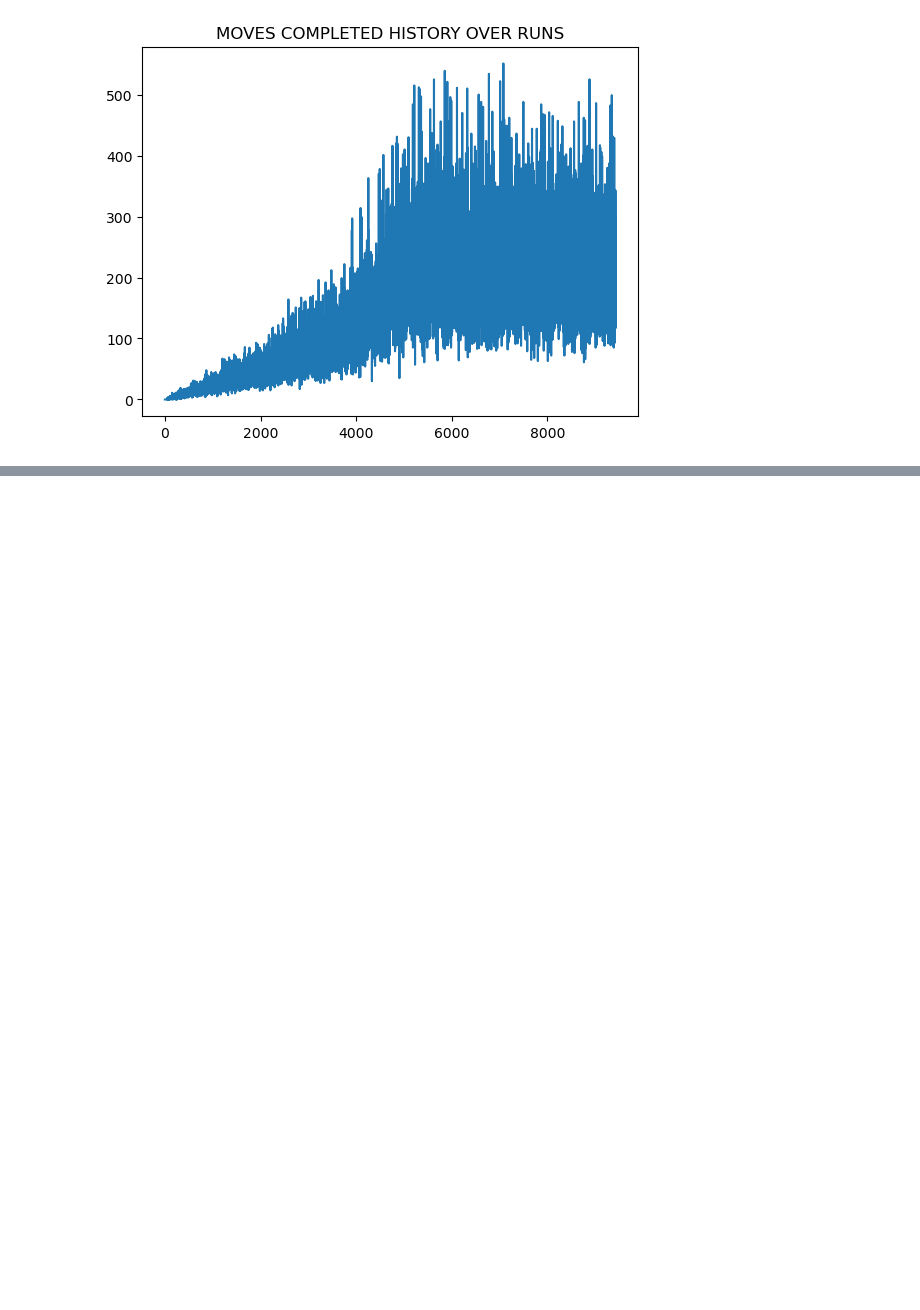
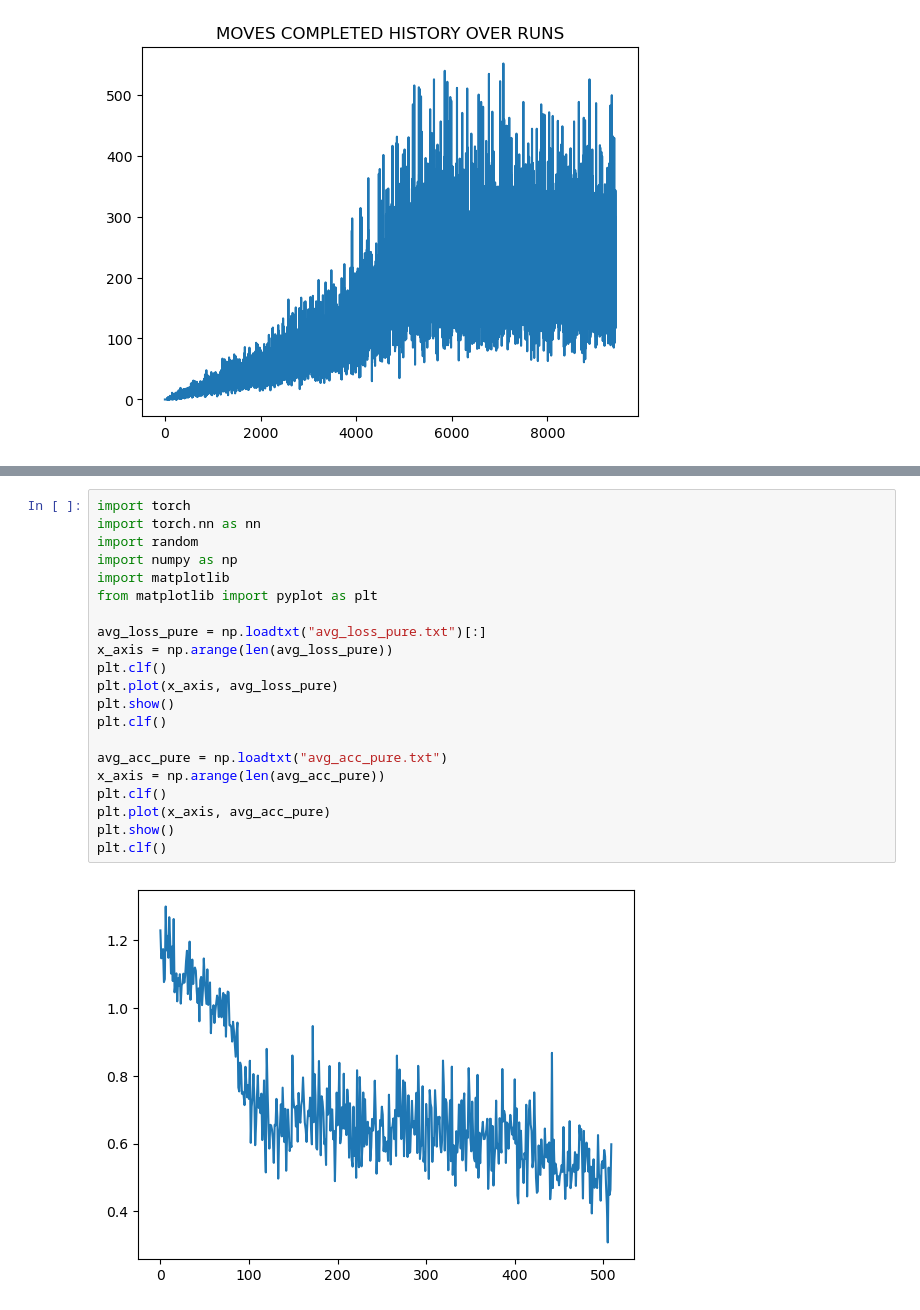
Before and after one commit to srijaladi/CS224RProject, a Jupyter notebook: CS224RProject/DataAnalysis.ipynb, the cells around one changed output, grey strips where cells are left out. Drawn from its saved outputs; the diff is of its cells as text; blank space fills up the shorter version.

```diff
--- a/CS224RProject/DataAnalysis.ipynb
+++ b/CS224RProject/DataAnalysis.ipynb
@@ -69,0 +94,23 @@ plt.clf()
+# %%
+import torch
+import torch.nn as nn
+import random
+import numpy as np
+import matplotlib
+from matplotlib import pyplot as plt
+
+avg_loss_pure = np.loadtxt("avg_loss_pure.txt")[:]
+x_axis = np.arange(len(avg_loss_pure))
+plt.clf()
+plt.plot(x_axis, avg_loss_pure)
+plt.show()
+plt.clf()
+
+avg_acc_pure = np.loadtxt("avg_acc_pure.txt")
+x_axis = np.arange(len(avg_acc_pure))
+plt.clf()
+plt.plot(x_axis, avg_acc_pure)
+plt.show()
+plt.clf()
+# %% [output]
+[figure, added]
```
Also changed, not shown: parts of 2 cells of this notebook, 35 other files.
